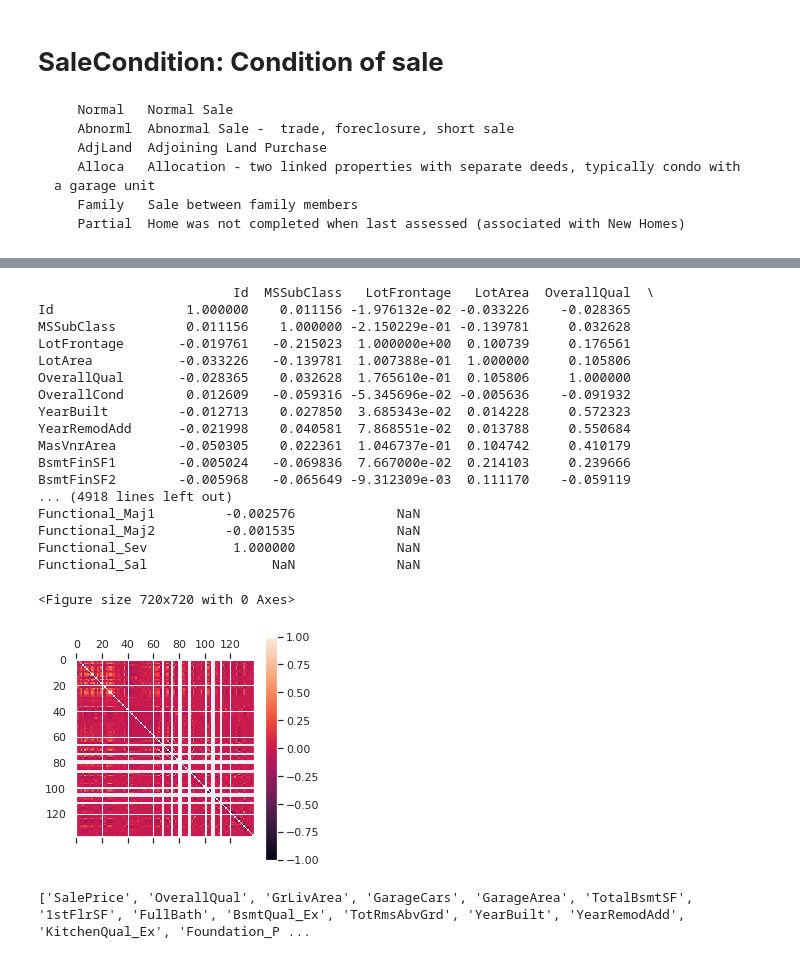
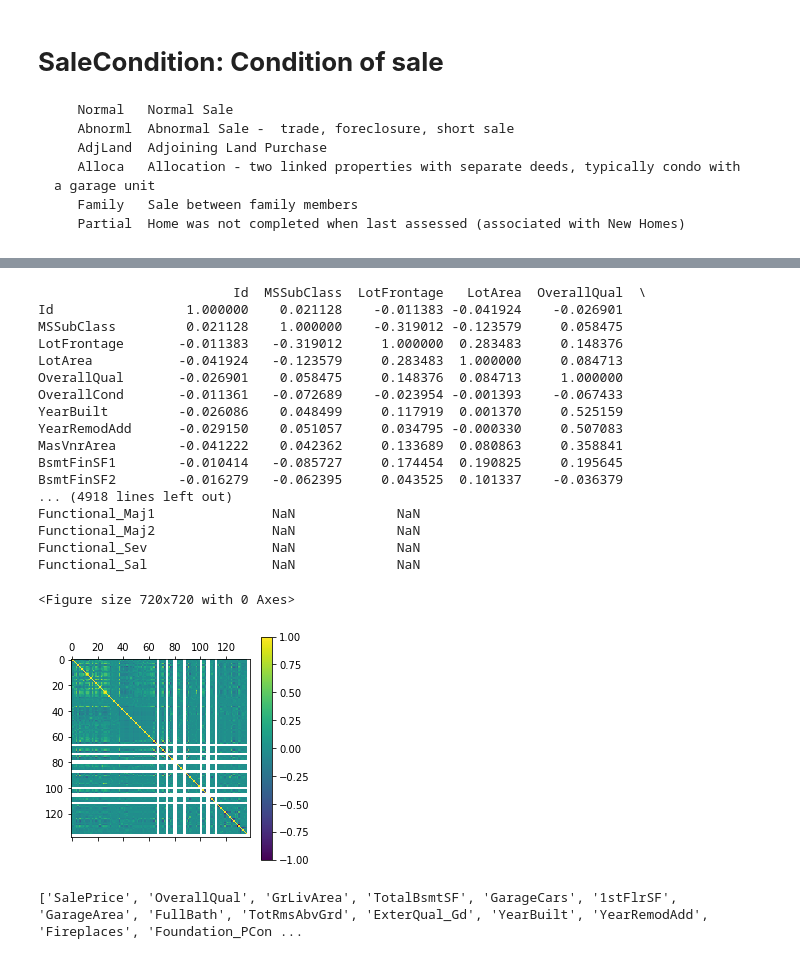
Before and after one commit to sipocz/Colab, a Jupyter notebook: Ames_house_pricing_analysis_step_2.ipynb, the cells around one changed output, grey strips where cells are left out. Drawn from its saved outputs; the diff is of its cells as text; code cells hidden in the pictures.

```diff
--- a/Ames_house_pricing_analysis_step_2.ipynb
+++ b/Ames_house_pricing_analysis_step_2.ipynb
@@ -453,7 +454,7 @@ for i in df.index:
 # %% [markdown]
 # LotFrontage: Linear feet of street connected to **property**
 # %%
-# Van néhány NaN ebben a kategóriában is. -val helyettesítem, majd meglátjuk.
+# Van néhány NaN ebben a kategóriában is. sqrt-val helyettesítem, majd meglátjuk.
 # Lehet van korreláció ez és valami más között, ha igen meg lehetne predikálni
 
 
@@ -461,7 +462,7 @@ code="LotFrontage"
 for i in df.index:
     if pd.isna(df.loc[i,code]):
         print(f"<{i},{df.loc[i,code]}>" ,end=", ")
-        df.loc[i,code]=0
+        df.loc[i,code]=100
     else:
         pass
         #print(f"<{i},{df.loc[i,code]}>" ,end=", ")
@@ -481,16 +482,22 @@ for i in df.index:
 for j,i in enumerate(df.columns):
     print(j, i)
 pos=78
-for i in range(len(df)):
-    pass
-    #print(df.iloc[i,pos])
-    if df.iloc[i,pos]=="Normal":
+countNorm=0
+countAbnorm=0
+code="SaleCondition"
+for i in df.index:
+    if df.loc[i,code]=="Normal":
+        print(f"<{i},{df.loc[i,code]}>" ,end=", ")
+        if countNorm%20==0:
+            print("")
+        countNorm+=1
+    else:
         pass
-        print("true",df.iloc[i,pos])
-    else:
-        print("FAlse",df.iloc[i,pos])
-        df.iloc[i,pos]=np.nan
-        pass
+        countAbnorm+=1
+        print(f"<{i},{df.loc[i,code]}>" ,end=", ")
+        df.drop(labels=i, inplace=True)
+print(f"\nAbnormál: {countAbnorm}, Normál: {countNorm}")
+
 #df.dropna(inplace=True)
 # %% [output]
 0 Id
@@ -590,40 +595,43 @@ SaleCondition     262
 dtype: int64
+# %%
+#@title Független változók száma { form-width: "50%", display-mode: "form" }
+ndb =  60#@param {type:"integer"}
 # %%
-ndb=40
+#ndb=110
 correlacio=df.corr()
 print(correlacio)
 plt.figure(figsize=(10,10))
 
 plt.matshow(correlacio)
 plt.colorbar()
 plt.show()
 cordl=correlacio.nlargest(ndb,"SalePrice")
 cords=correlacio.nsmallest(ndb,"SalePrice")
 # %% [output]
-                         Id  MSSubClass   LotFrontage   LotArea  OverallQual  \
-Id                 1.000000    0.011156 -1.976132e-02 -0.033226    -0.028365
-MSSubClass         0.011156    1.000000 -2.150229e-01 -0.139781     0.032628
-LotFrontage       -0.019761   -0.215023  1.000000e+00  0.100739     0.176561
-LotArea           -0.033226   -0.139781  1.007388e-01  1.000000     0.105806
-OverallQual       -0.028365    0.032628  1.765610e-01  0.105806     1.000000
-OverallCond        0.012609   -0.059316 -5.345696e-02 -0.005636    -0.091932
-YearBuilt         -0.012713    0.027850  3.685343e-02  0.014228     0.572323
-YearRemodAdd      -0.021998    0.040581  7.868551e-02  0.013788     0.550684
-MasVnrArea        -0.050305    0.022361  1.046737e-01  0.104742     0.410179
-BsmtFinSF1        -0.005024   -0.069836  7.667000e-02  0.214103     0.239666
-BsmtFinSF2        -0.005968   -0.065649 -9.312309e-03  0.111170    -0.059119
+                         Id  MSSubClass  LotFrontage   LotArea  OverallQual  \
+Id                 1.000000    0.021128    -0.011383 -0.041924    -0.026901
+MSSubClass         0.021128    1.000000    -0.319012 -0.123579     0.058475
+LotFrontage       -0.011383   -0.319012     1.000000  0.283483     0.148376
+LotArea           -0.041924   -0.123579     0.283483  1.000000     0.084713
+OverallQual       -0.026901    0.058475     0.148376  0.084713     1.000000
+OverallCond       -0.011361   -0.072689    -0.023954 -0.001393    -0.067433
+YearBuilt         -0.026086    0.048499     0.117919  0.001370     0.525159
+YearRemodAdd      -0.029150    0.051057     0.034795 -0.000330     0.507083
+MasVnrArea        -0.041222    0.042362     0.133689  0.080863     0.358841
+BsmtFinSF1        -0.010414   -0.085727     0.174454  0.190825     0.195645
+BsmtFinSF2        -0.016279   -0.062395     0.043525  0.101337    -0.036379
 ... (4918 lines left out)
-Functional_Maj1         -0.002576             NaN
-Functional_Maj2         -0.001535             NaN
-Functional_Sev           1.000000             NaN
+Functional_Maj1               NaN             NaN
+Functional_Maj2               NaN             NaN
+Functional_Sev                NaN             NaN
 Functional_Sal                NaN             NaN
 <Figure size 720x720 with 0 Axes>
-[figure, old version]
+[figure, new version]
 # %%
 l1=list(cordl["SalePrice"].index)
 print(l1)
 # %% [output]
-['SalePrice', 'OverallQual', 'GrLivArea', 'GarageCars', 'GarageArea', 'TotalBsmtSF', '1stFlrSF', 'FullBath', 'BsmtQual_Ex', 'TotRmsAbvGrd', 'YearBuilt', 'YearRemodAdd', 'KitchenQual_Ex', 'Foundation_P ...
+['SalePrice', 'OverallQual', 'GrLivArea', 'TotalBsmtSF', 'GarageCars', '1stFlrSF', 'GarageArea', 'FullBath', 'TotRmsAbvGrd', 'ExterQual_Gd', 'YearBuilt', 'YearRemodAdd', 'Fireplaces', 'Foundation_PCon ...
 # %%
 l2=list(cords["SalePrice"].index)
 nlarge=list((l1+l2[1:]))
```
Also changed, not shown: parts of 32 cells of this notebook.
